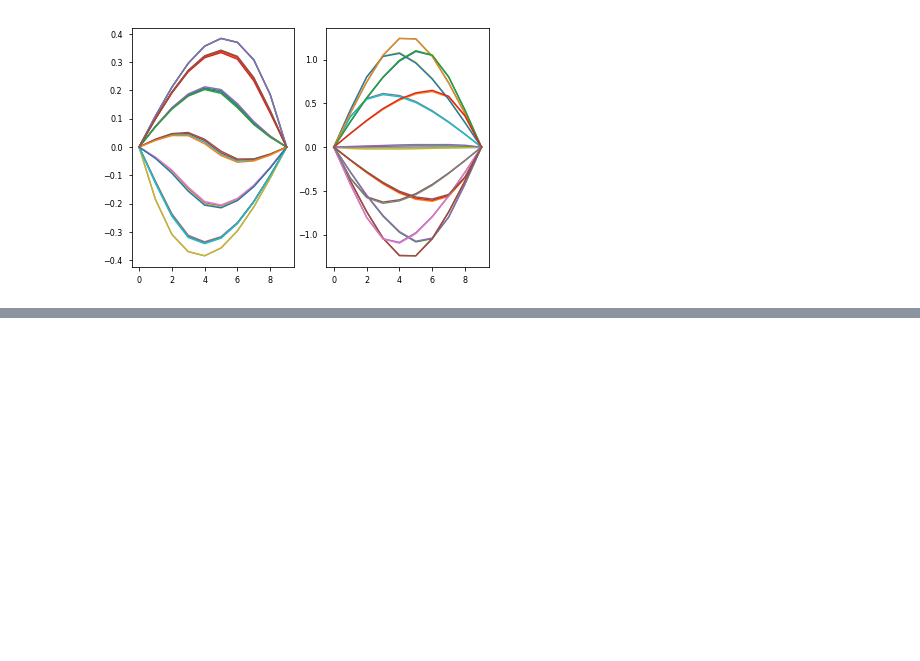
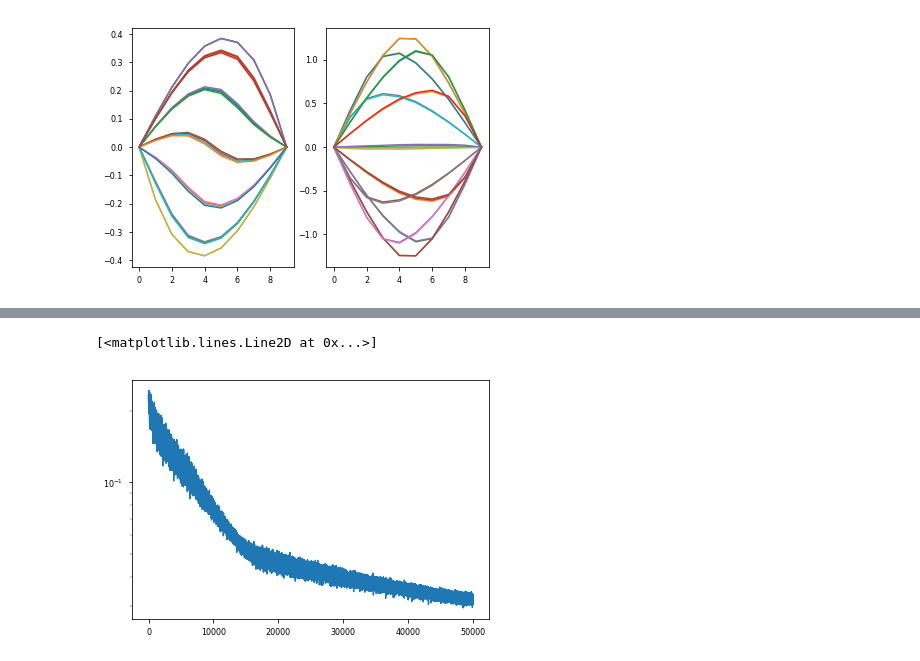
Before and after one commit to afqueiruga/on_learned_dynamics, a Jupyter notebook: WaveEquation.ipynb, the cells around one changed output, grey strips where cells are left out. Drawn from its saved outputs; the diff is of its cells as text; code cells hidden in the pictures; blank space fills up the shorter version.

```diff
--- a/WaveEquation.ipynb
+++ b/WaveEquation.ipynb
@@ -112,0 +138,9 @@ seaborn.heatmap(Lambda, cmap='RdBu', center=0)
+# %%
+model_multi = MultiLinearODE((2,NX),(2,NX),bias=False).double()
+# %%
+_,losses=train_a_neural_ode_multi_method(torch_data, torch_ts, model_multi,
+                                         device=device)
+plt.semilogy(losses)
+# %% [output]
+[<matplotlib.lines.Line2D at 0x...>]
+[figure, added]
```
Also changed, not shown: parts of 11 cells of this notebook, 1 other file.
